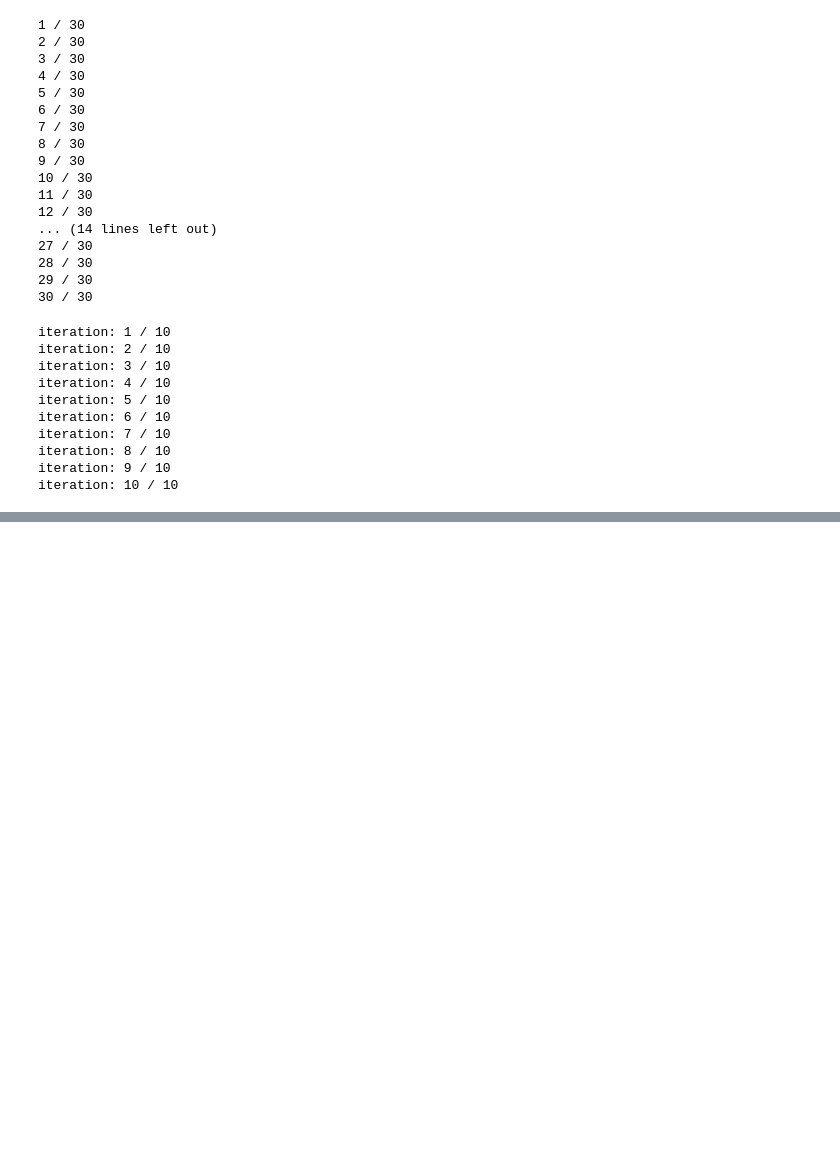
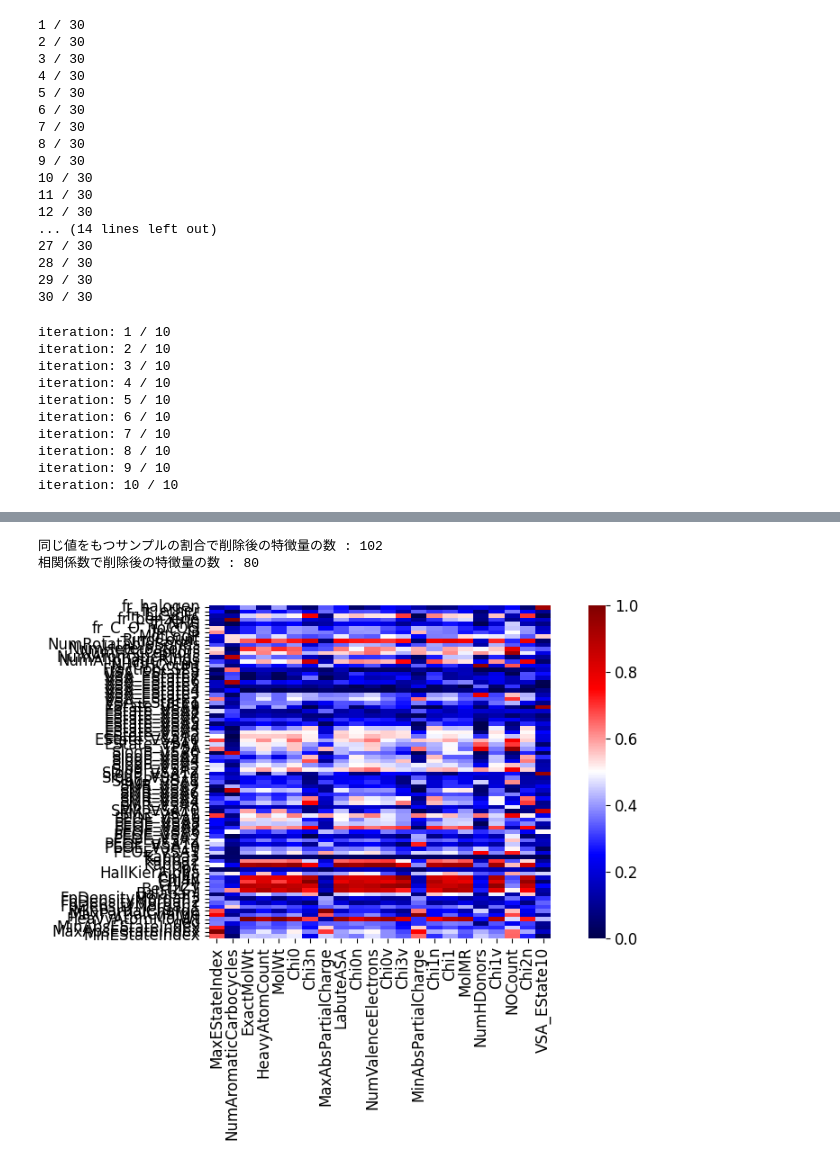
Before and after one commit to sato1214syun/python-mi-for_chemical_engineering, a Jupyter notebook: script.ipynb, the cells around one changed output, grey strips where cells are left out. Cells and saved outputs as stored; diff of their text form; code cells hidden in the pictures; blank space fills up the shorter version.

```diff
--- a/script.ipynb
+++ b/script.ipynb
@@ -446,0 +449,76 @@ x_selected.write_csv("dataset/x_selected_same_value2.csv")  # 保存
+# %%
+# 04_03 相関係数で特徴量削除
+
+import matplotlib.pyplot as plt
+import numpy as np
+import polars as pl
+import seaborn as sns
+
+x = pl.read_csv("dataset/x_selected_same_value.csv").drop("")
+print("同じ値をもつサンプルの割合で削除後の特徴量の数 :", x.width)
+
+# 相関係数を求めて、絶対値に変換
+abs_x_corr_np = x.corr(ddof=1).with_columns(pl.all().abs()).to_numpy()
+# 対角成分を0にする
+np.fill_diagonal(abs_x_corr_np, 0)
+abs_x_corr_df = pl.from_numpy(abs_x_corr_np, x.columns).insert_column(
+    0, pl.Series("index", x.columns)
+)
+unpivot_df = abs_x_corr_df.unpivot(
+    index="index", variable_name="variable", value_name="abs_corr"
+)
+corr_threshold = 0.95
+deleted_variables = []
+for _ in x.columns:
+    biggest_corr_index = unpivot_df["abs_corr"].arg_max()
+    # サンプルコードと合わせるためにvar1と2を逆にしている
+    var2, var1, biggest_corr = unpivot_df.row(biggest_corr_index)
+    if biggest_corr < corr_threshold:
+        break
+    sum_of_var1_corr = abs_x_corr_df.get_column(var1).sum()
+    sum_of_var2_corr = abs_x_corr_df.get_column(var2).sum()
+    delete_var = var1 if sum_of_var1_corr >= sum_of_var2_corr else var2
+    deleted_variables.append(delete_var)
+    unpivot_df = unpivot_df.with_columns(
+        pl.when(pl.col("index").eq(delete_var) | pl.col("variable").eq(delete_var))
+        .then(0)
+        .otherwise(pl.col("abs_corr"))
+        .alias("abs_corr")
+    )
+
+x_selected = x.drop(deleted_variables)
+print("相関係数で削除後の特徴量の数 :", x_selected.width)
+
+x_selected.with_row_index("", 1).with_columns(
+    (pl.lit("sample_") + pl.col("").cast(pl.String)).alias("")
+).write_csv("dataset/x_selected_correlation_deleting.csv", quote_style="never")
+
+similarity_matrix = abs_x_corr_df.select(["index"] + deleted_variables).filter(
+    pl.col("index").is_in(x_selected.columns)
+)
+col_list = similarity_matrix.columns
+col_list[0] = ""
+similarity_matrix.columns = col_list
+
+# ヒートマップ
+sns.heatmap(
+    similarity_matrix.drop("")
+    .to_pandas()
+    .set_axis(similarity_matrix.get_column(""), axis=0),
+    vmax=1,
+    vmin=0,
+    cmap="seismic",
+    xticklabels=1,
+    yticklabels=1,
+)
+plt.xlim([0, similarity_matrix.width])
+plt.ylim([0, similarity_matrix.height])
+plt.show()
+
+similarity_matrix.write_csv(
+    "dataset/similarity_matrix_correlation_deleting.csv", quote_style="never"
+)
+# %% [output]
+同じ値をもつサンプルの割合で削除後の特徴量の数 : 102
+相関係数で削除後の特徴量の数 : 80
+[figure, added]
```
Also changed, not shown: parts of 6 cells of this notebook, 7 other files.
